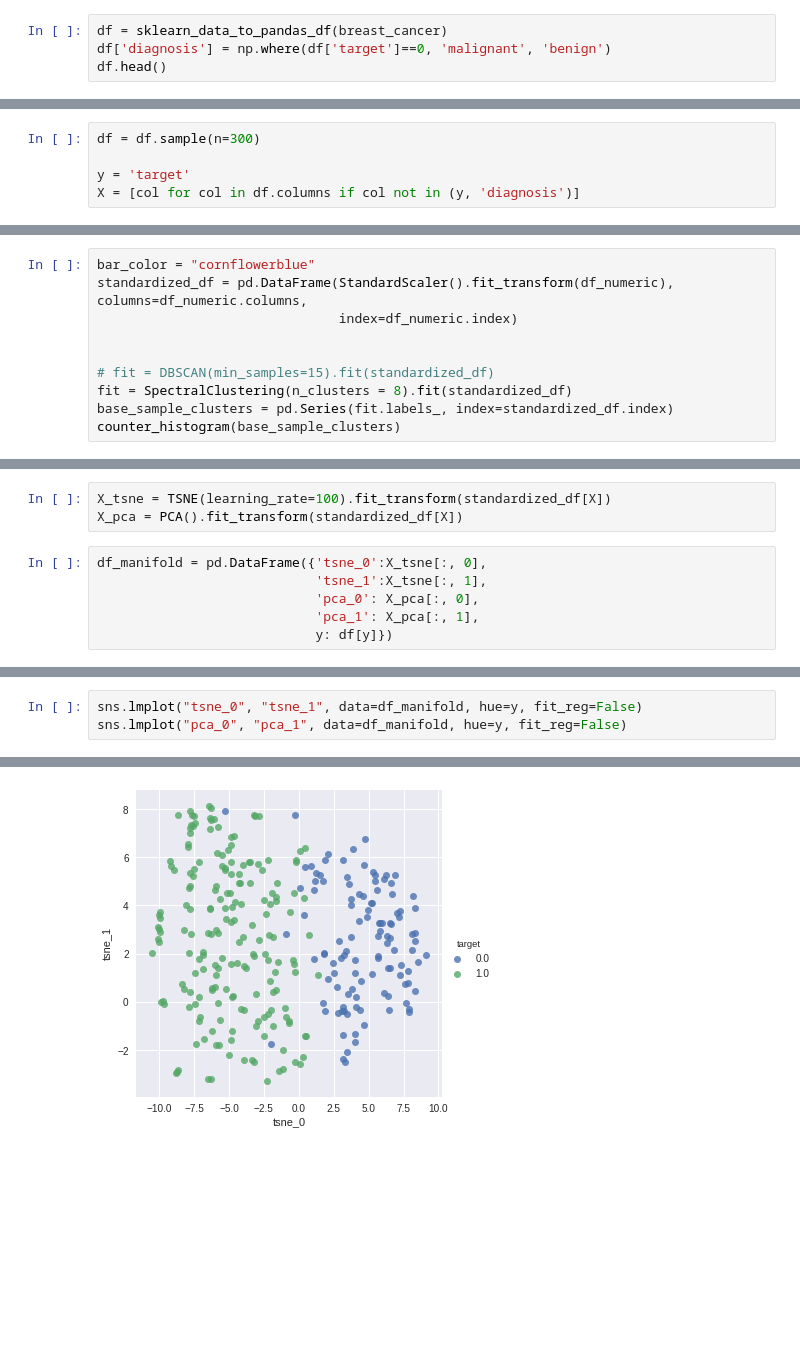
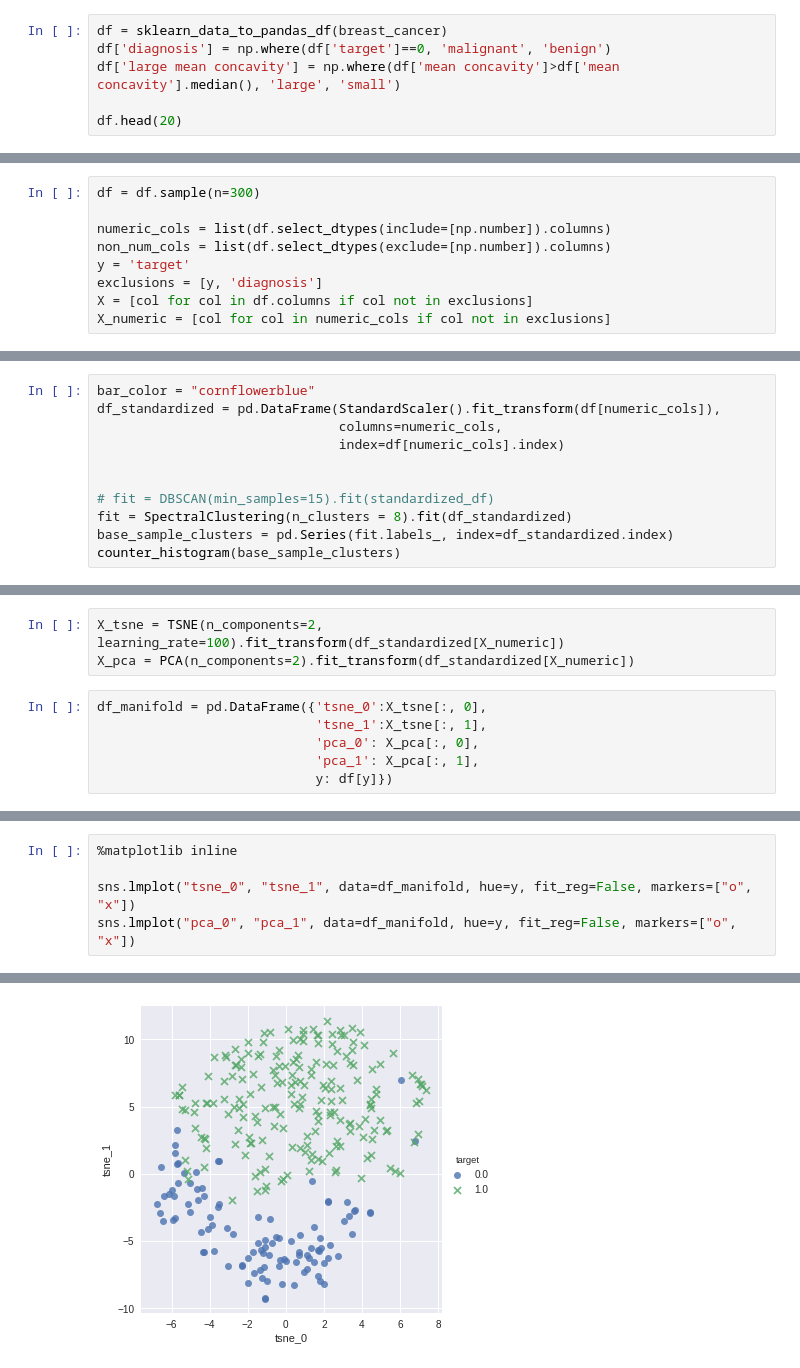
Before and after one commit to edwardcjohnson/prometheus, a Jupyter notebook: python/modeling/explore/notebooks/breast_cancer_eda.ipynb, the cells around one changed output, grey strips where cells are left out. Drawn from its saved outputs; the diff is of its cells as text; blank space fills up the shorter version.

```diff
--- a/python/modeling/explore/notebooks/breast_cancer_eda.ipynb
+++ b/python/modeling/explore/notebooks/breast_cancer_eda.ipynb
@@ -43,7 +137,9 @@ def counter_histogram(labels):
 # %%
 df = sklearn_data_to_pandas_df(breast_cancer)
 df['diagnosis'] = np.where(df['target']==0, 'malignant', 'benign')
-df.head()
+df['large mean concavity'] = np.where(df['mean concavity']>df['mean concavity'].median(), 'large', 'small')
+
+df.head(20)
 # %% [output]
 |  | mean radius | mean texture | mean perimeter | mean area | mean smoothness | mean compactness | ... |
 | 0 | 17.99 | 10.38 | 122.80 | 1001.0 | 0.11840 | 0.27760 | ... |
@@ -55,5 +166,9 @@ df.head()
 # %%
 df = df.sample(n=300)
 
+numeric_cols = list(df.select_dtypes(include=[np.number]).columns)
+non_num_cols = list(df.select_dtypes(exclude=[np.number]).columns)
 y = 'target'
-X = [col for col in df.columns if col not in (y, 'diagnosis')]
+exclusions = [y, 'diagnosis']
+X = [col for col in df.columns if col not in exclusions]
+X_numeric = [col for col in numeric_cols if col not in exclusions]
@@ -142,12 +254,13 @@ for i, col in enumerate(df_cat.columns):
 * It takes the minimum cluster size as the only parameter, and it produces both discrete and hierarchical clustering.
 # %%
 bar_color = "cornflowerblue"
-standardized_df = pd.DataFrame(StandardScaler().fit_transform(df_numeric), columns=df_numeric.columns,
-                               index=df_numeric.index)
+df_standardized = pd.DataFrame(StandardScaler().fit_transform(df[numeric_cols]),
+                               columns=numeric_cols,
+                               index=df[numeric_cols].index)
 
 
 # fit = DBSCAN(min_samples=15).fit(standardized_df)
-fit = SpectralClustering(n_clusters = 8).fit(standardized_df)
-base_sample_clusters = pd.Series(fit.labels_, index=standardized_df.index)
+fit = SpectralClustering(n_clusters = 8).fit(df_standardized)
+base_sample_clusters = pd.Series(fit.labels_, index=df_standardized.index)
 counter_histogram(base_sample_clusters)
 # %% [output]
@@ -168,6 +270,6 @@ standardized_df.describe()
 # %%
-X_tsne = TSNE(learning_rate=100).fit_transform(standardized_df[X])
-X_pca = PCA().fit_transform(standardized_df[X])
+X_tsne = TSNE(n_components=2, learning_rate=100).fit_transform(df_standardized[X_numeric])
+X_pca = PCA(n_components=2).fit_transform(df_standardized[X_numeric])
 # %%
 df_manifold = pd.DataFrame({'tsne_0':X_tsne[:, 0],
                             'tsne_1':X_tsne[:, 1],
@@ -186,6 +279,8 @@ df_manifold.head()
 # %%
-sns.lmplot("tsne_0", "tsne_1", data=df_manifold, hue=y, fit_reg=False)
-sns.lmplot("pca_0", "pca_1", data=df_manifold, hue=y, fit_reg=False)
+%matplotlib inline
+
+sns.lmplot("tsne_0", "tsne_1", data=df_manifold, hue=y, fit_reg=False, markers=["o", "x"])
+sns.lmplot("pca_0", "pca_1", data=df_manifold, hue=y, fit_reg=False, markers=["o", "x"])
 # %% [output]
 <seaborn.axisgrid.FacetGrid at 0x...>
-[figure, old version]
+[figure, new version]
```
Also changed, not shown: parts of 21 cells of this notebook.
